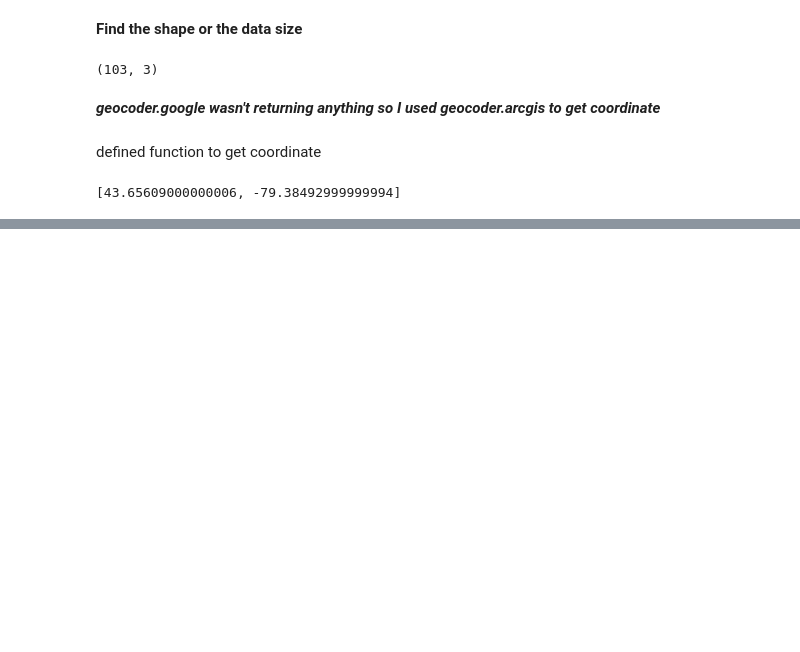
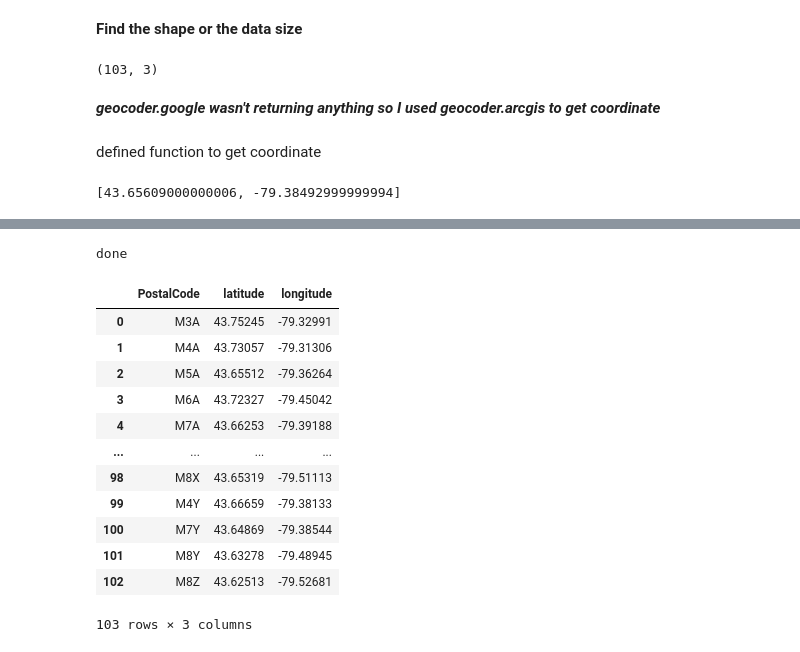
Before and after one commit to spdraptor/Coursera_Capstone, a Jupyter notebook: neighborhoods_in_Toronto(w3_Part2).ipynb, the cells around one changed output, grey strips where cells are left out. Cells and saved outputs as stored; diff of their text form; code cells hidden in the pictures; blank space fills up the shorter version.

```diff
--- a/neighborhoods_in_Toronto(w3_Part2).ipynb
+++ b/neighborhoods_in_Toronto(w3_Part2).ipynb
@@ -118,0 +123,34 @@ coordinate('M5G')
+# %%
+from tqdm import tqdm
+temp_df = pd.DataFrame()
+pc=[]
+lat=[]
+long=[]
+for i in tqdm(df['PostalCode']):
+  a=coordinate(i)
+  pc.append(i)
+  lat.append(a[0])
+  long.append(a[1])
+
+temp_df['PostalCode']=pc
+temp_df['latitude']=lat
+temp_df['longitude']=long
+print('done')
+# %% [output]
+done
+# %%
+temp_df
+# %% [output]
+|  | PostalCode | latitude | longitude |
+| 0 | M3A | 43.75245 | -79.32991 |
+| 1 | M4A | 43.73057 | -79.31306 |
+| 2 | M5A | 43.65512 | -79.36264 |
+| 3 | M6A | 43.72327 | -79.45042 |
+| 4 | M7A | 43.66253 | -79.39188 |
+| ... | ... | ... | ... |
+| 98 | M8X | 43.65319 | -79.51113 |
+| 99 | M4Y | 43.66659 | -79.38133 |
+| 100 | M7Y | 43.64869 | -79.38544 |
+| 101 | M8Y | 43.63278 | -79.48945 |
+| 102 | M8Z | 43.62513 | -79.52681 |
+103 rows × 3 columns
```
Also changed, not shown: parts of 3 cells of this notebook.
